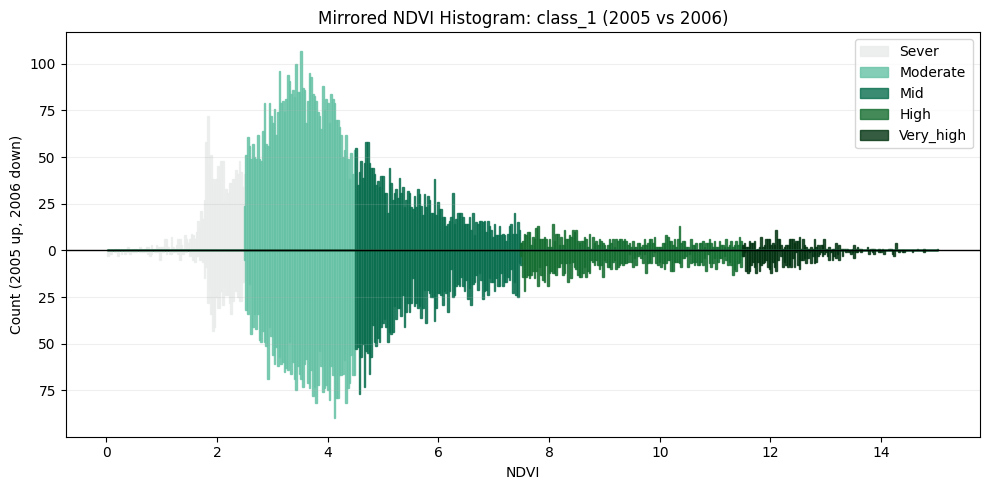
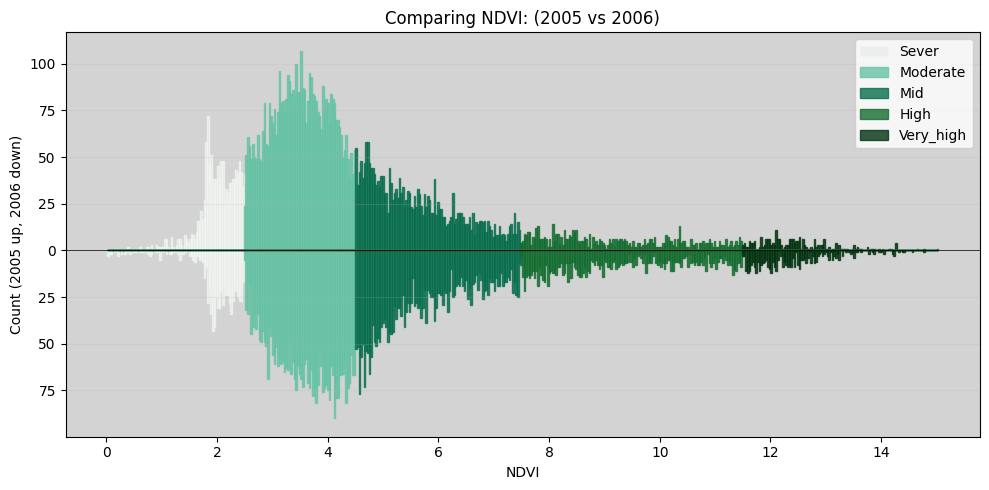
The notebook cell's code change between the first figure and the second:
--- before
+++ after
@@ -39,4 +39,5 @@
 all_vals = np.concatenate([arr_2005_1, arr_2005_2, arr_2005_3, arr_2005_4, arr_2005_5, arr_2006_1, arr_2006_2, arr_2006_3, arr_2006_4, arr_2006_5])
 bin_edges = np.linspace(all_vals.min(), all_vals.max(), 500)
+#bin_edges1 = np.linspace(all_vals5.max(), all_vals5.min(), 500)
 
 h20051, _ = np.histogram(arr_2005_1, bins=bin_edges)
@@ -56,10 +57,10 @@
 
 fig, ax = plt.subplots(figsize=(10, 5))
-ax.bar(centers, h20051, width=widths, color="#e9ecea", alpha=0.8, label='Sever', edgecolor="#e9ecea")
+ax.bar(centers, h20051, width=widths, color="#e9ecea", alpha=0.8, label='Sever' ,edgecolor="#f0f5f0")
 ax.bar(centers, h20052, width=widths, color="#66c2a5", alpha=0.8, label='Moderate', edgecolor="#66c2a5")
 ax.bar(centers, h20053, width=widths, color="#096e4e", alpha=0.8, label='Mid', edgecolor="#096e4e")
 ax.bar(centers, h20054, width=widths, color="#156d30", alpha=0.8, label='High', edgecolor="#156d30")
 ax.bar(centers, h20055, width=widths, color="#023311", alpha=0.8, label='Very_high', edgecolor="#023311")
-ax.bar(centers, -h20061, width=widths, color="#e9ecea", alpha=0.8, edgecolor="#e9ecea")
+ax.bar(centers, -h20061, width=widths, color="#e9ecea", alpha=0.8, edgecolor="#f0f5f0")
 ax.bar(centers, -h20062, width=widths, color="#66c2a5", alpha=0.8, edgecolor="#66c2a5")
 ax.bar(centers, -h20063, width=widths, color="#096e4e", alpha=0.8, edgecolor="#096e4e")
@@ -67,8 +68,9 @@
 ax.bar(centers, -h20065, width=widths, color="#023311", alpha=0.8, edgecolor="#023311")
 
-ax.axhline(0, color='black', linewidth=1)
-ax.set_title('Mirrored NDVI Histogram: class_1 (2005 vs 2006)')
+ax.axhline(0, color='black', linewidth=0.51)
+ax.set_title('Comparing NDVI: (2005 vs 2006)')
 ax.set_xlabel('NDVI')
 ax.set_ylabel('Count (2005 up, 2006 down)')
+ax.set_facecolor('lightgray')
 ax.yaxis.set_major_formatter(FuncFormatter(lambda y, _: f'{int(abs(y))}'))
 ax.grid(axis='y', alpha=0.2)

Commit: Upadte the background color of the histogram